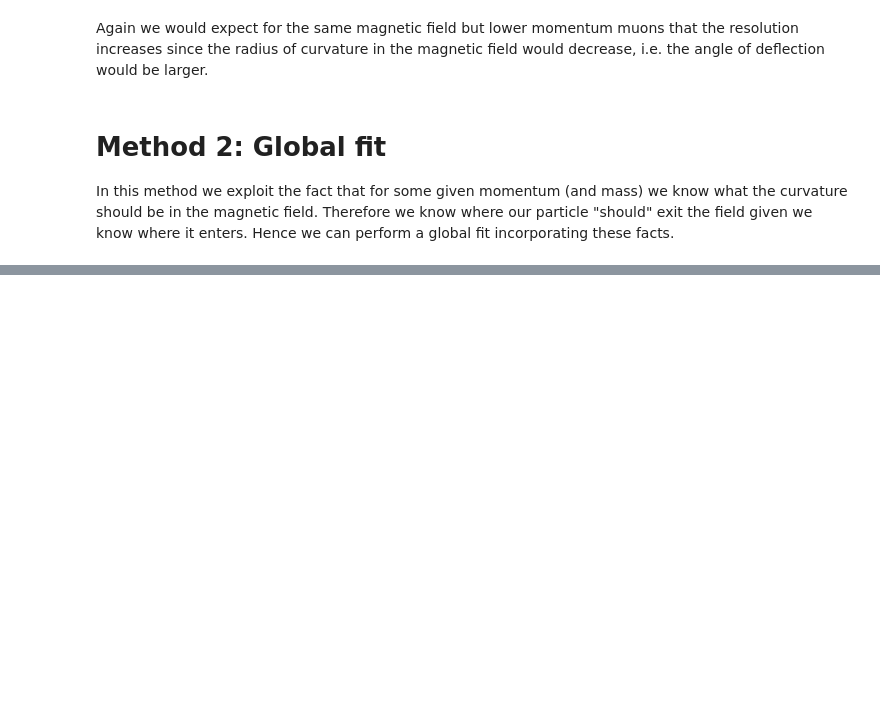
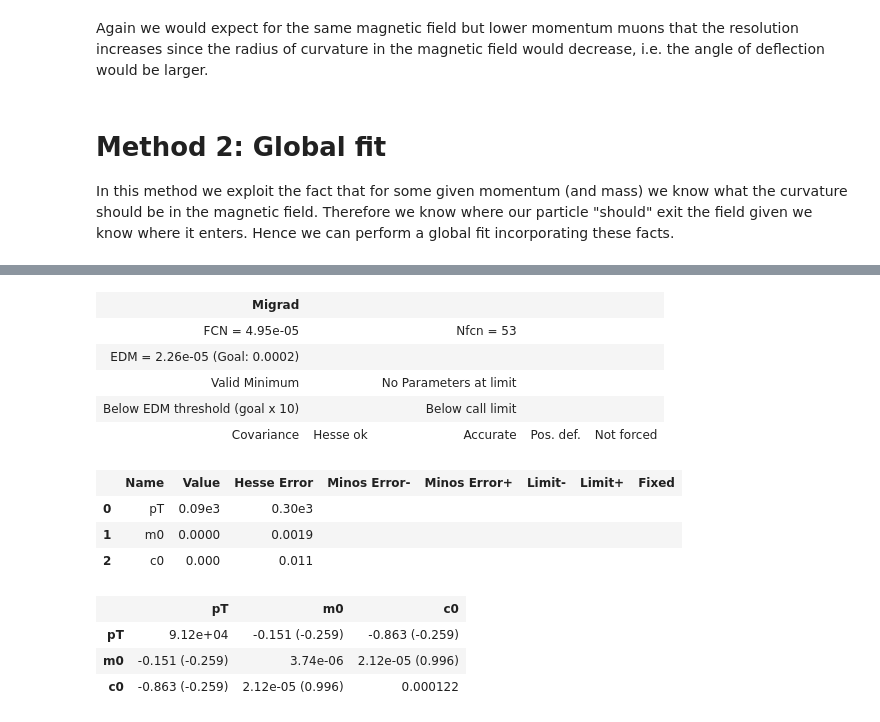
Before and after one commit to ChandlerKenworthy/mpags-eppt, a Jupyter notebook: analysis.ipynb, the cells around one changed output, grey strips where cells are left out. Saved outputs shown, nothing was run; the diff lists cells and outputs as text; code cells hidden in the pictures; blank space fills up the shorter version.

```diff
--- a/analysis.ipynb
+++ b/analysis.ipynb
@@ -178,0 +152,18 @@ array([-14.8847123 , -17.87804559, -20.87213497, -23.86679559,
+# %%
+m.migrad()
+m.hesse()
+# %% [output]
+| Migrad |  |  |  |  |
+| FCN = 4.95e-05 |  | Nfcn = 53 |  |  |
+| EDM = 2.26e-05 (Goal: 0.0002) |  |  |  |  |
+| Valid Minimum |  | No Parameters at limit |  |  |
+| Below EDM threshold (goal x 10) |  | Below call limit |  |  |
+| Covariance | Hesse ok | Accurate | Pos. def. | Not forced |
+|  | Name | Value | Hesse Error | Minos Error- | Minos Error+ | Limit- | Limit+ | Fixed |
+| 0 | pT | 0.09e3 | 0.30e3 |  |  |  |  |  |
+| 1 | m0 | 0.0000 | 0.0019 |  |  |  |  |  |
+| 2 | c0 | 0.000 | 0.011 |  |  |  |  |  |
+|  | pT | m0 | c0 |
+| pT | 9.12e+04 | -0.151 (-0.259) | -0.863 (-0.259) |
+| m0 | -0.151 (-0.259) | 3.74e-06 | 2.12e-05 (0.996) |
+| c0 | -0.863 (-0.259) | 2.12e-05 (0.996) | 0.000122 |
```
Also changed, not shown: parts of 17 cells of this notebook.
